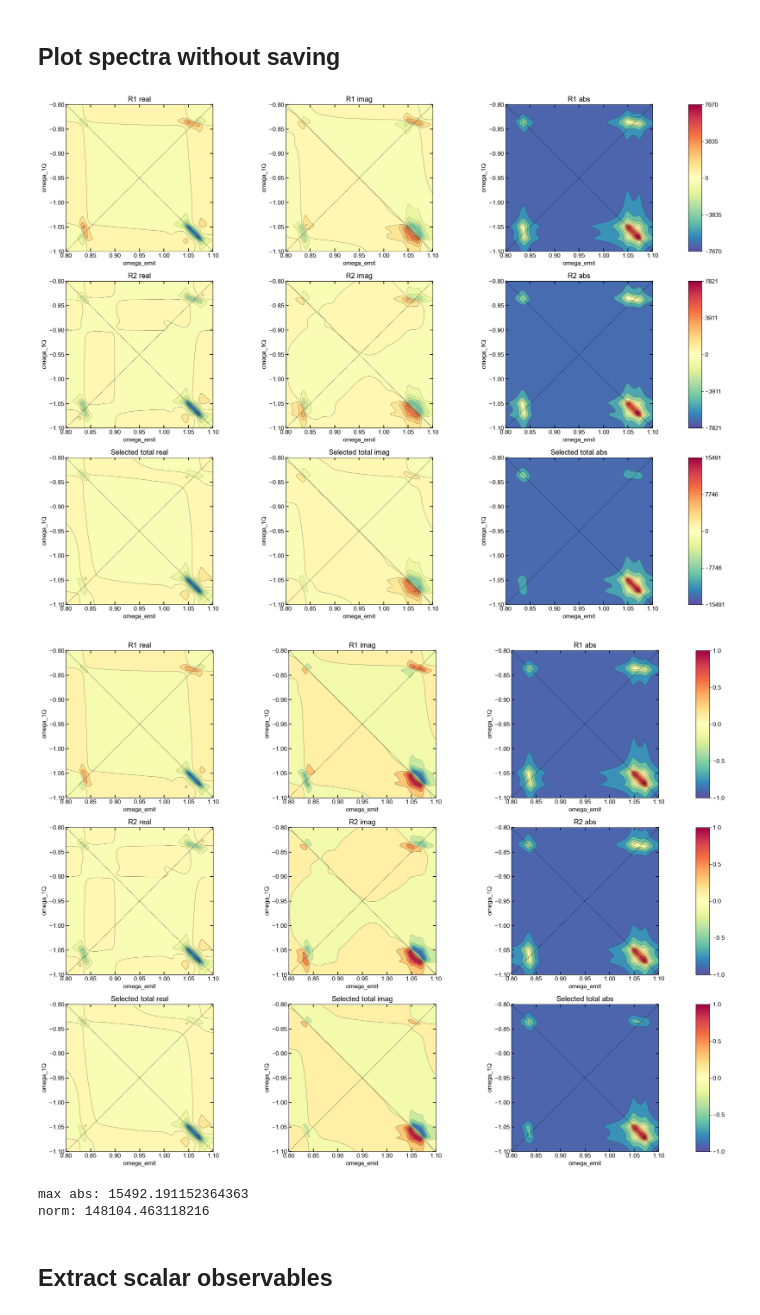
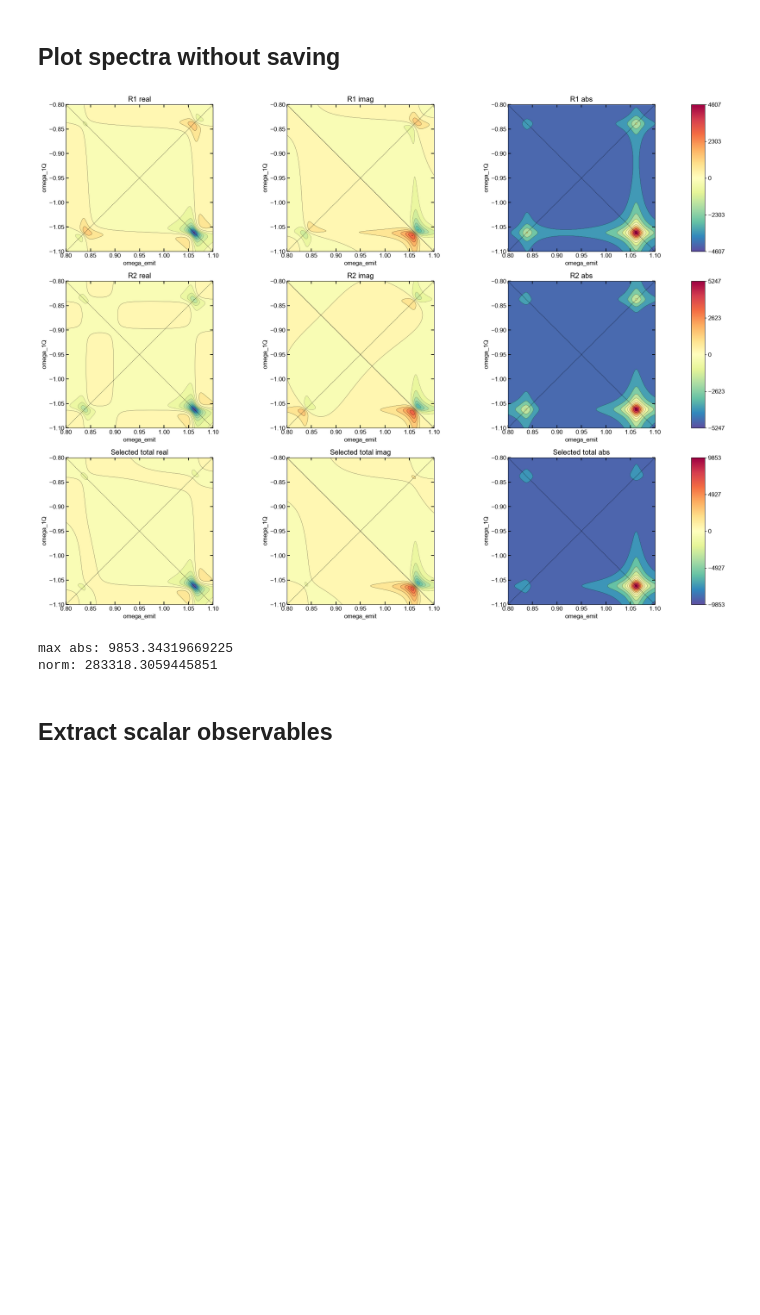
Before and after one commit to SilvaScience/LiouvilleSolver, a Jupyter notebook: SOC_workbench_k_model.ipynb, the cells around one changed output. Saved outputs shown, nothing was run; the diff lists cells and outputs as text; code cells hidden in the pictures; blank space fills up the shorter version.

```diff
--- a/SOC_workbench_k_model.ipynb
+++ b/SOC_workbench_k_model.ipynb
@@ -64,36 +65,36 @@ model_params = {
     "Delta_Bright": 1.00,
     "mu_B": 1.0,
     "mu_D": 0.0,
-    "V0": 0.1,
+    "V0": 0.0,
     "lambda_delta": 0.00,
     "lambda_C": 0.00,
-    "delta_source": "spin_peierls_mean_field",
+    "delta_source":  "external",                        #  "spin_peierls_mean_field",
     "delta_external": 0.0,
     "C1": 0.0,
-    "spin_correlation_source": "exact_spin_chain",
-    "n_bosons": 3,
-    "omega_Q": 0.035,
-    "g_Q": 0.007,
+    "spin_correlation_source":  "external", #  "exact_spin_chain"
+    "n_bosons": 1,
+    "omega_Q": 0.00,
+    "g_Q": 0.000,
     "dark_hoppings_eV": [0.],
-    "bright_hoppings_eV": [0.01],
-    "spin_mode_dispersion_scale": 1.0,
+    "bright_hoppings_eV": [0.0],
+    "spin_mode_dispersion_scale": 0.0,
     "bright_dark_k_modulation": 0.0,
-    "g_Q_k_modulation": 0.75,
+    "g_Q_k_modulation": 0.0,
     "phonon_displacement_couples_to": "bright_dark",
     "T": 7.0,
     "T_SP_0": 14.0,
     "B": 0.0,
-    "delta_0": 0.01,
+    "delta_0": 0.00,
     "beta": 0.5,
-    "alpha_field": 0.004,
-    "N_spin": 6,
+    "alpha_field": 0.000,
+    "N_spin": 2,
     "J_spin_eV": 0.010,
     "J2_spin_eV": 0.0,
     "g_factor": 2.0,
     "boundary": "open",
-    "N_k": 70,
-    "gamma_orb": 0.0,
-    "gamma_phonon": 0.0,
+    "N_k": 1,
+    "gamma_orb": 0.01,
+    "gamma_phonon": 0.01,
 }
 
 output_stem = "SOC_workbench_k_model"
@@ -409,6 +457,10 @@ def make_solver(params):
 # %% [markdown]
 ## Solver set-up
 # %%
+VBD_scan = np.logspace(-5, -1, 20)
+#model_params["T"] = 15
+model_params["V0"] = 0.1
+#model_params["T"] = 15
 #model_params["T"] = 15
 
 solver, meta = make_solver(model_params)
@@ -457,7 +509,7 @@ protocol = standard_nq_protocol(
 # %% [markdown]
 ### frequency grid
 # %%
-N_w = 100
+N_w = 300
 omega1_rephasing = np.linspace(-1.1, -0.8, N_w)
 omega1_unrephasing = np.linspace(0.8, 1.1, N_w)
 omega3 = np.linspace(0.8, 1.1, N_w)
@@ -497,36 +549,36 @@ Using dense prefix-tree pathway reuse.
 # %%
 plotter = SpectroscopyPlotter(detection_phase=DETECTION_PHASE)
 plot_index = 1
 
 fig_none, axes_none = plotter.plot_spectrum_result_contours(
     result[plot_index],
     spectra="pathways",
     names=["R1", "R2"],
     totals="selected",
     normalization="none",
     color_map="Spectral_r",
     levels=12,
-    show=True,
+    show=False,
 )
+plt.close(fig_none)
 
 fig_panel, axes_panel = plotter.plot_spectrum_result_contours(
     result[plot_index],
     spectra="pathways",
     names=["R1", "R2"],
     totals="selected",
-    normalization="panel",
+    normalization=None,
     color_map="Spectral_r",
     levels=12,
     show=True,
 )
 
 total = result[plot_index].pathways["R1"] + result[plot_index].pathways["R2"]
 print("max abs:", np.max(np.abs(total)))
 print("norm:", np.linalg.norm(total))
 # %% [output]
-[figure, old version]
+[figure, new version]
-[figure, removed]
-max abs: 15492.191152364363
-norm: 148104.463118216
+max abs: 9853.34319669225
+norm: 283318.3059445851
 # %% [markdown]
 ## Extract scalar observables
```
Also changed, not shown: parts of 11 cells of this notebook, 4 other files.
